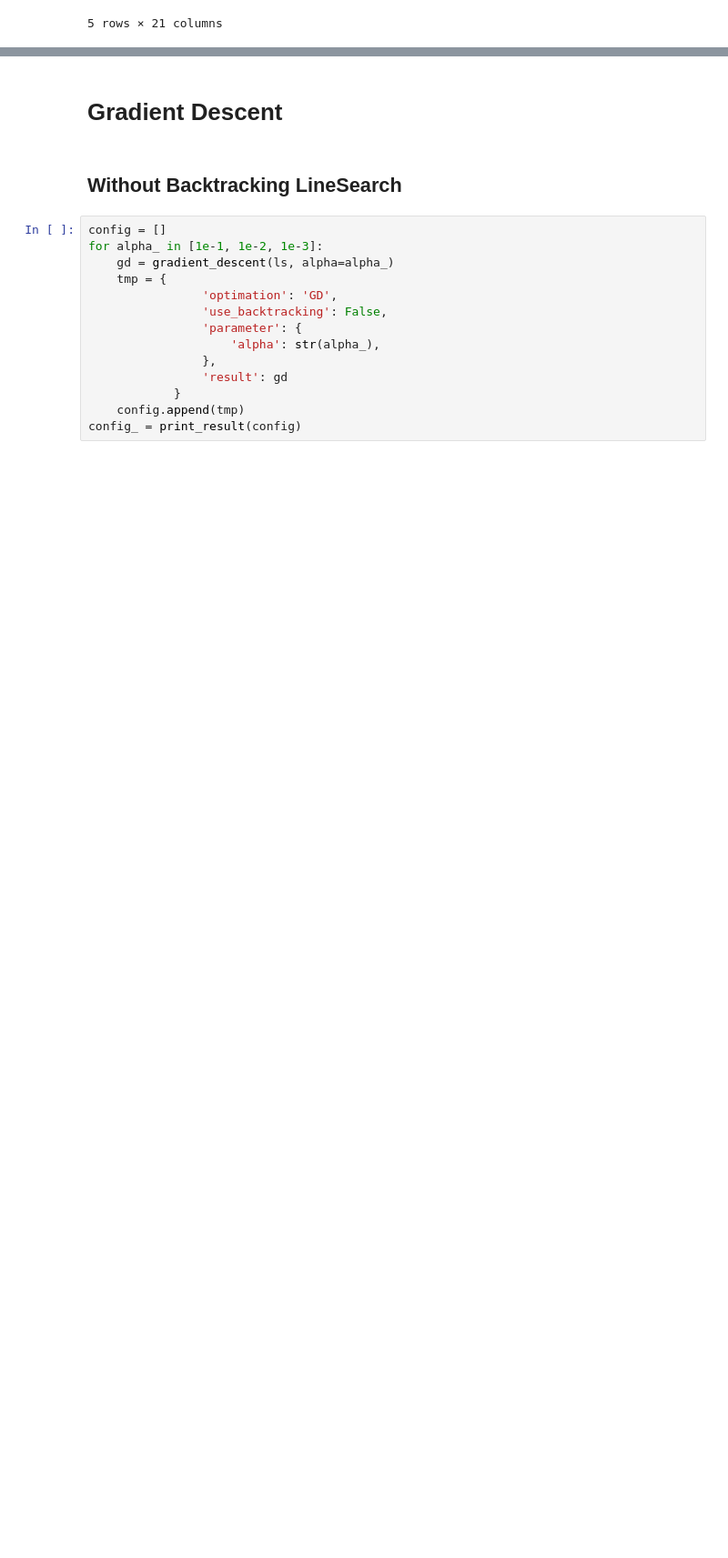
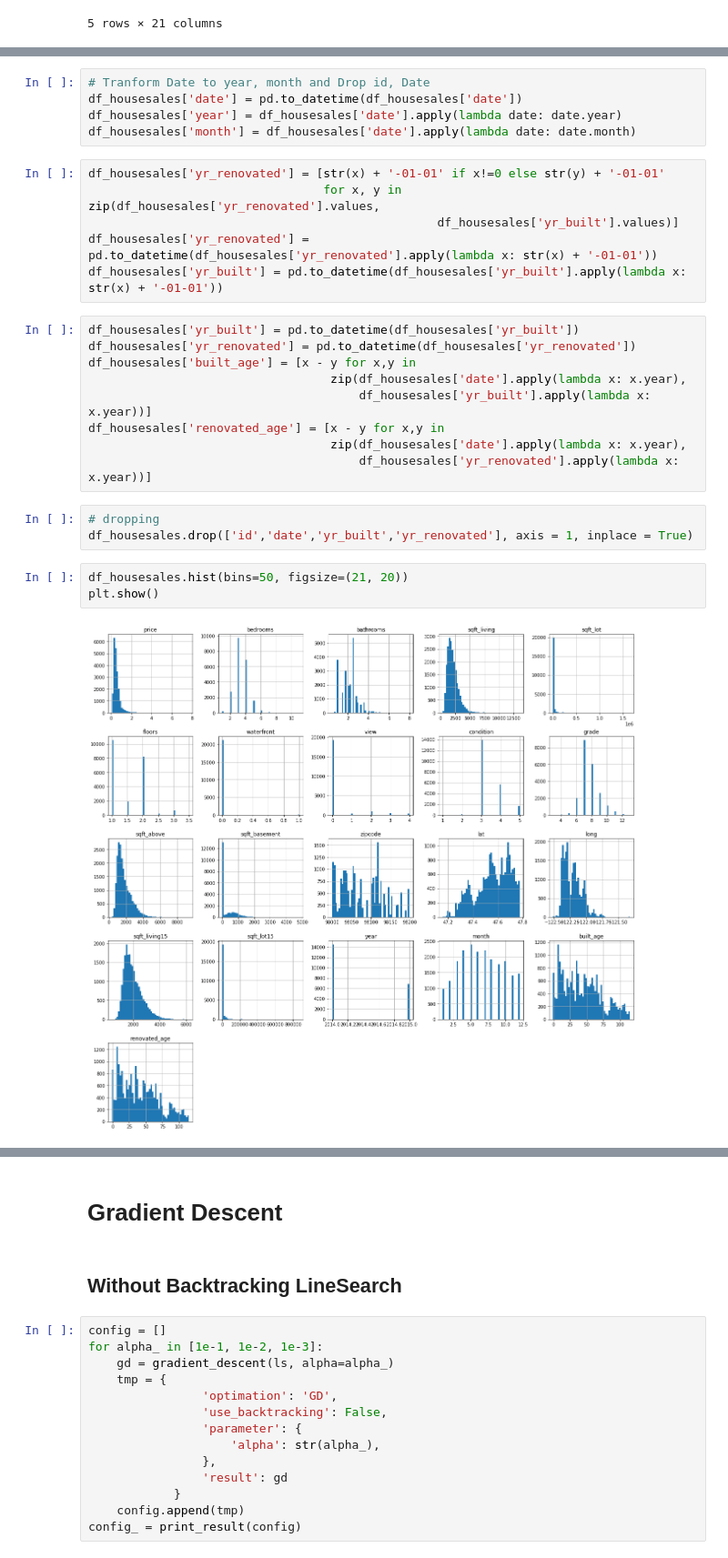
Before and after one commit to PhuongNTM195/advanced-optimization, a Jupyter notebook: src/Exercise2.ipynb, the cells around one changed output, grey strips where cells are left out. Shown at 91% size. Drawn from its saved outputs; the diff is of its cells as text; blank space fills up the shorter version.

```diff
--- a/src/Exercise2.ipynb
+++ b/src/Exercise2.ipynb
@@ -34,0 +55,28 @@ From local House path: ../data/kc_house_data.csv
+# %%
+# Tranform Date to year, month and Drop id, Date
+df_housesales['date'] = pd.to_datetime(df_housesales['date'])
+df_housesales['year'] = df_housesales['date'].apply(lambda date: date.year)
+df_housesales['month'] = df_housesales['date'].apply(lambda date: date.month)
+# %%
+df_housesales['yr_renovated'] = [str(x) + '-01-01' if x!=0 else str(y) + '-01-01'
+                                 for x, y in zip(df_housesales['yr_renovated'].values,
+                                                 df_housesales['yr_built'].values)]
+df_housesales['yr_renovated'] = pd.to_datetime(df_housesales['yr_renovated'].apply(lambda x: str(x) + '-01-01'))
+df_housesales['yr_built'] = pd.to_datetime(df_housesales['yr_built'].apply(lambda x: str(x) + '-01-01'))
+# %%
+df_housesales['yr_built'] = pd.to_datetime(df_housesales['yr_built'])
+df_housesales['yr_renovated'] = pd.to_datetime(df_housesales['yr_renovated'])
+df_housesales['built_age'] = [x - y for x,y in
+                                  zip(df_housesales['date'].apply(lambda x: x.year),
+                                      df_housesales['yr_built'].apply(lambda x: x.year))]
+df_housesales['renovated_age'] = [x - y for x,y in
+                                  zip(df_housesales['date'].apply(lambda x: x.year),
+                                      df_housesales['yr_renovated'].apply(lambda x: x.year))]
+# %%
+# dropping
+df_housesales.drop(['id','date','yr_built','yr_renovated'], axis = 1, inplace = True)
+# %%
+df_housesales.hist(bins=50, figsize=(21, 20))
+plt.show()
+# %% [output]
+[figure, added]
```
Also changed, not shown: parts of 18 cells of this notebook, 8 other files.
